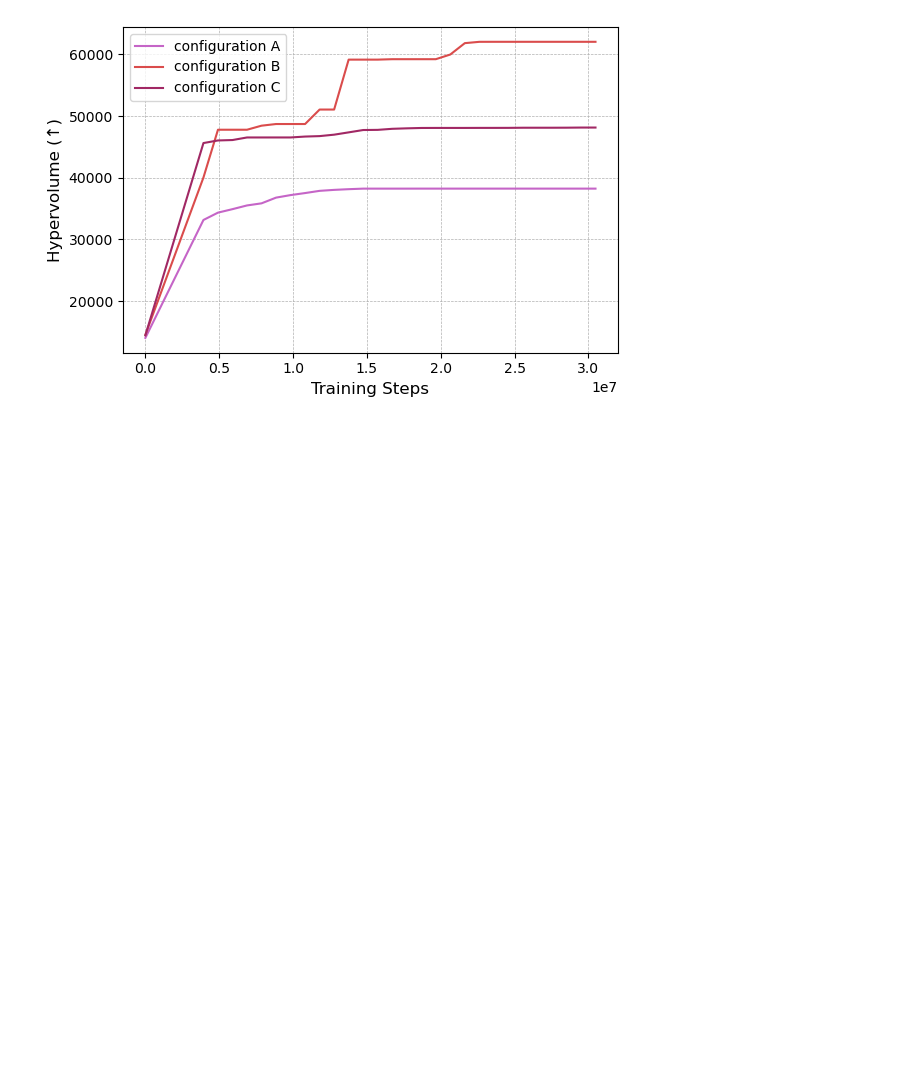
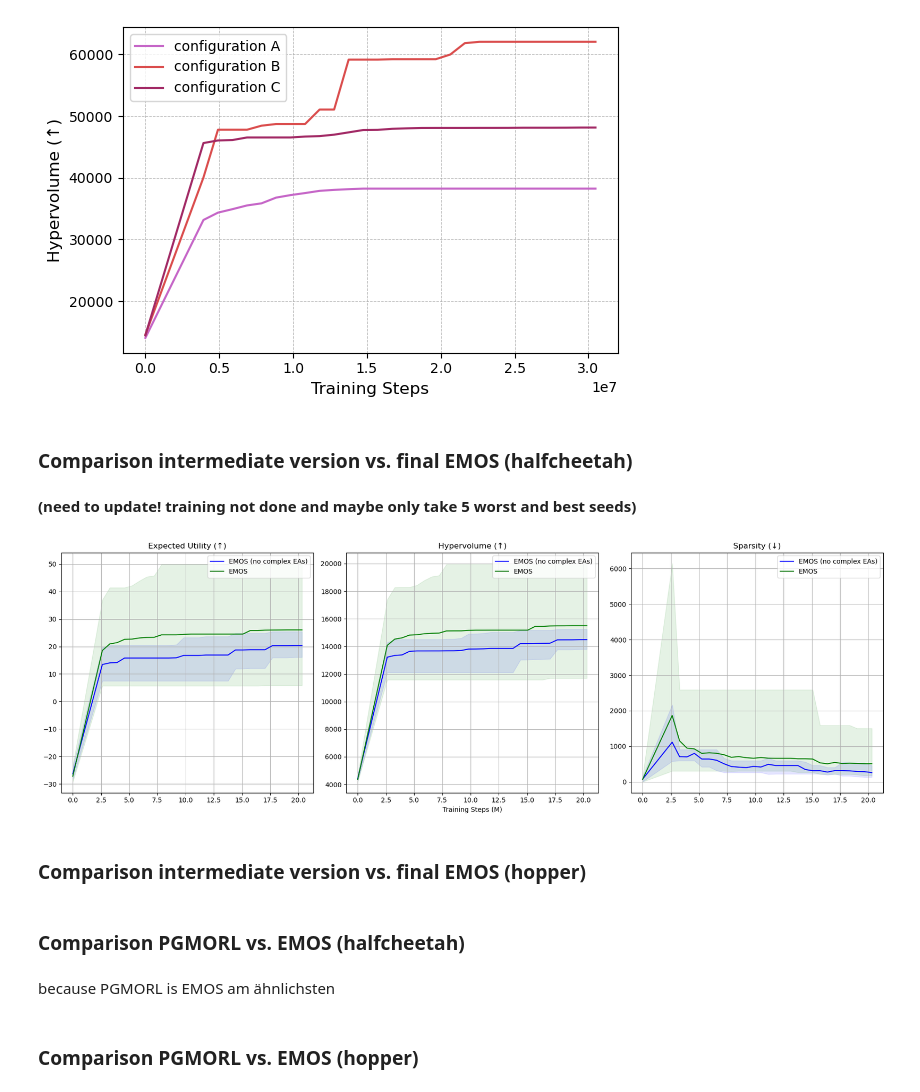
Before and after one commit to clarissakuemhof/masterthesis-public, a Jupyter notebook: export-data/export.ipynb, the cells around one changed output. Drawn from its saved outputs; the diff is of its cells as text; code cells hidden in the pictures; blank space fills up the shorter version.

```diff
--- a/export-data/export.ipynb
+++ b/export-data/export.ipynb
@@ -230,3 +232,76 @@ plt.tight_layout()
 plt.show()
 # %% [output]
 [figure]
+# %% [markdown]
+### Comparison intermediate version vs. final EMOS (halfcheetah)
+# %% [markdown]
+**(need to update! training not done and maybe only take 5 worst and best seeds)**
+# %%
+df_eum = pd.read_csv('intermediate-EUM-halfcheetah.csv')
+df_hypervolume = pd.read_csv('intermediate-HV-halfcheetah.csv')
+df_sparsity = pd.read_csv('intermediate-sparsity-halfcheetah.csv')
+
+df_eum["global_step"] = df_eum["global_step"] / 1_000_000
+df_hypervolume["global_step"] = df_hypervolume["global_step"] / 1_000_000
+df_sparsity["global_step"] = df_sparsity["global_step"] / 1_000_000
+
+fig, axes = plt.subplots(1, 3, figsize=(18, 6))
+
+# EUM Plot (Left)
+axes[0].plot(df_eum["global_step"], df_eum["algo: EMOS_NOcomplexEA_optimized - eval/eum"], label='EMOS (no complex EAs)', color='blue')
+axes[0].fill_between(df_eum["global_step"],
+                     df_eum["algo: EMOS_NOcomplexEA_optimized - eval/eum__MIN"],
+                     df_eum["algo: EMOS_NOcomplexEA_optimized - eval/eum__MAX"],
+                     color='blue', alpha=0.1)
+
+axes[0].plot(df_eum["global_step"], df_eum["algo: EMOS - eval/eum"], label='EMOS', color='green')
+axes[0].fill_between(df_eum["global_step"],
+                     df_eum["algo: EMOS - eval/eum__MIN"],
+                     df_eum["algo: EMOS - eval/eum__MAX"],
+                     color='green', alpha=0.1)
+
+axes[0].set_title('Expected Utility (↑)')
+axes[0].legend()
+axes[0].grid(True)
+
+# Hypervolume Plot (Middle)
+axes[1].plot(df_hypervolume["global_step"], df_hypervolume["algo: EMOS_NOcomplexEA_optimized - eval/hypervolume"], label='EMOS (no complex EAs)', color='blue')
+axes[1].fill_between(df_hypervolume["global_step"],
+                     df_hypervolume["algo: EMOS_NOcomplexEA_optimized - eval/hypervolume__MIN"],
+                     df_hypervolume["algo: EMOS_NOcomplexEA_optimized - eval/hypervolume__MAX"],
+                     color='blue', alpha=0.1)
+
+axes[1].plot(df_hypervolume["global_step"], df_hypervolume["algo: EMOS - eval/hypervolume"], label='EMOS', color='green')
+axes[1].fill_between(df_hypervolume["global_step"],
+                     df_hypervolume["algo: EMOS - eval/hypervolume__MIN"],
+                     df_hypervolume["algo: EMOS - eval/hypervolume__MAX"],
+                     color='green', alpha=0.1)
+
+axes[1].set_title('Hypervolume (↑)')
+axes[1].set_xlabel('Training Steps (M)')
+axes[1].legend()
+axes[1].grid(True)
+
+# Sparsity Plot (Right)
+axes[2].plot(df_sparsity["global_step"], df_sparsity["algo: EMOS_NOcomplexEA_optimized - eval/sparsity"], label='EMOS (no complex EAs)', color='blue')
+axes[2].fill_between(df_sparsity["global_step"],
+                     df_sparsity["algo: EMOS_NOcomplexEA_optimized - eval/sparsity__MIN"],
+                     df_sparsity["algo: EMOS_NOcomplexEA_optimized - eval/sparsity__MAX"],
+                     color='blue', alpha=0.1)
+
+axes[2].plot(df_sparsity["global_step"], df_sparsity["algo: EMOS - eval/sparsity"], label='EMOS', color='green')
+axes[2].fill_between(df_sparsity["global_step"],
+                     df_sparsity["algo: EMOS - eval/sparsity__MIN"],
+                     df_sparsity["algo: EMOS - eval/sparsity__MAX"],
+                     color='green', alpha=0.1)
+
+axes[2].set_title('Sparsity (↓)')
+axes[2].legend()
+axes[2].grid(True)
+
+plt.tight_layout()
+plt.show()
+# %% [output]
+[figure, added]
+# %% [markdown]
+### Comparison intermediate version vs. final EMOS (hopper)
@@ -232,0 +373,6 @@ plt.show()
+# %% [markdown]
+### Comparison PGMORL vs. EMOS (halfcheetah)
+# %% [markdown]
+because PGMORL is EMOS am ähnlichsten
+# %% [markdown]
+### Comparison PGMORL vs. EMOS (hopper)
```
Also changed, not shown: parts of 7 cells of this notebook, 8 other files.
